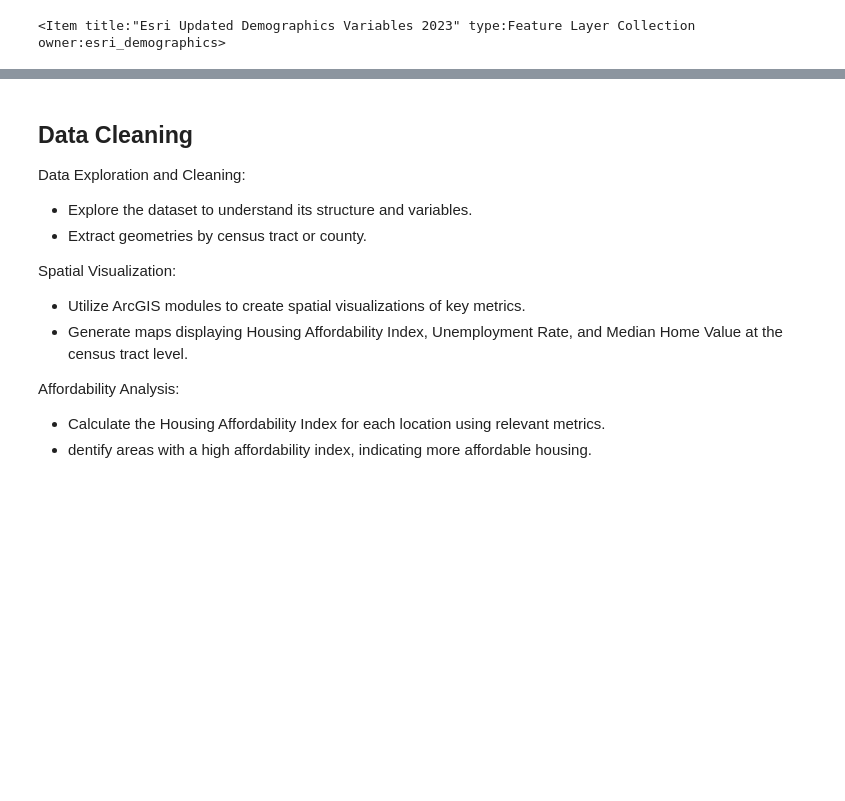
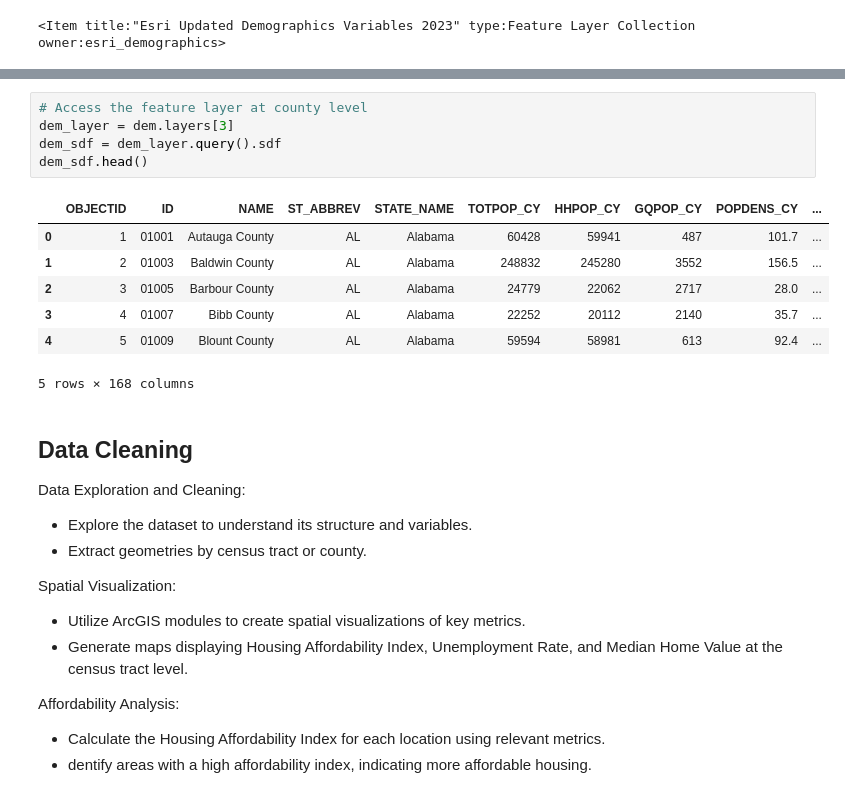
Before and after one commit to sheenapatel262/dsc170_final_proj, a Jupyter notebook: dsc170_proj.ipynb, the cells around one changed output, grey strips where cells are left out. Cells and saved outputs as stored; diff of their text form; blank space fills up the shorter version.

```diff
--- a/dsc170_proj.ipynb
+++ b/dsc170_proj.ipynb
@@ -98,3 +85,16 @@ dem_gdf
+# %%
+# Access the feature layer at county level
+dem_layer = dem.layers[3]
+dem_sdf = dem_layer.query().sdf
+dem_sdf.head()
+# %% [output]
+|  | OBJECTID | ID | NAME | ST_ABBREV | STATE_NAME | TOTPOP_CY | HHPOP_CY | GQPOP_CY | POPDENS_CY | ... |
+| 0 | 1 | 01001 | Autauga County | AL | Alabama | 60428 | 59941 | 487 | 101.7 | ... |
+| 1 | 2 | 01003 | Baldwin County | AL | Alabama | 248832 | 245280 | 3552 | 156.5 | ... |
+| 2 | 3 | 01005 | Barbour County | AL | Alabama | 24779 | 22062 | 2717 | 28.0 | ... |
+| 3 | 4 | 01007 | Bibb County | AL | Alabama | 22252 | 20112 | 2140 | 35.7 | ... |
+| 4 | 5 | 01009 | Blount County | AL | Alabama | 59594 | 58981 | 613 | 92.4 | ... |
+5 rows × 168 columns
 # %% [markdown]
 ## Data Cleaning
 
```
Also changed, not shown: parts of 10 cells of this notebook.
